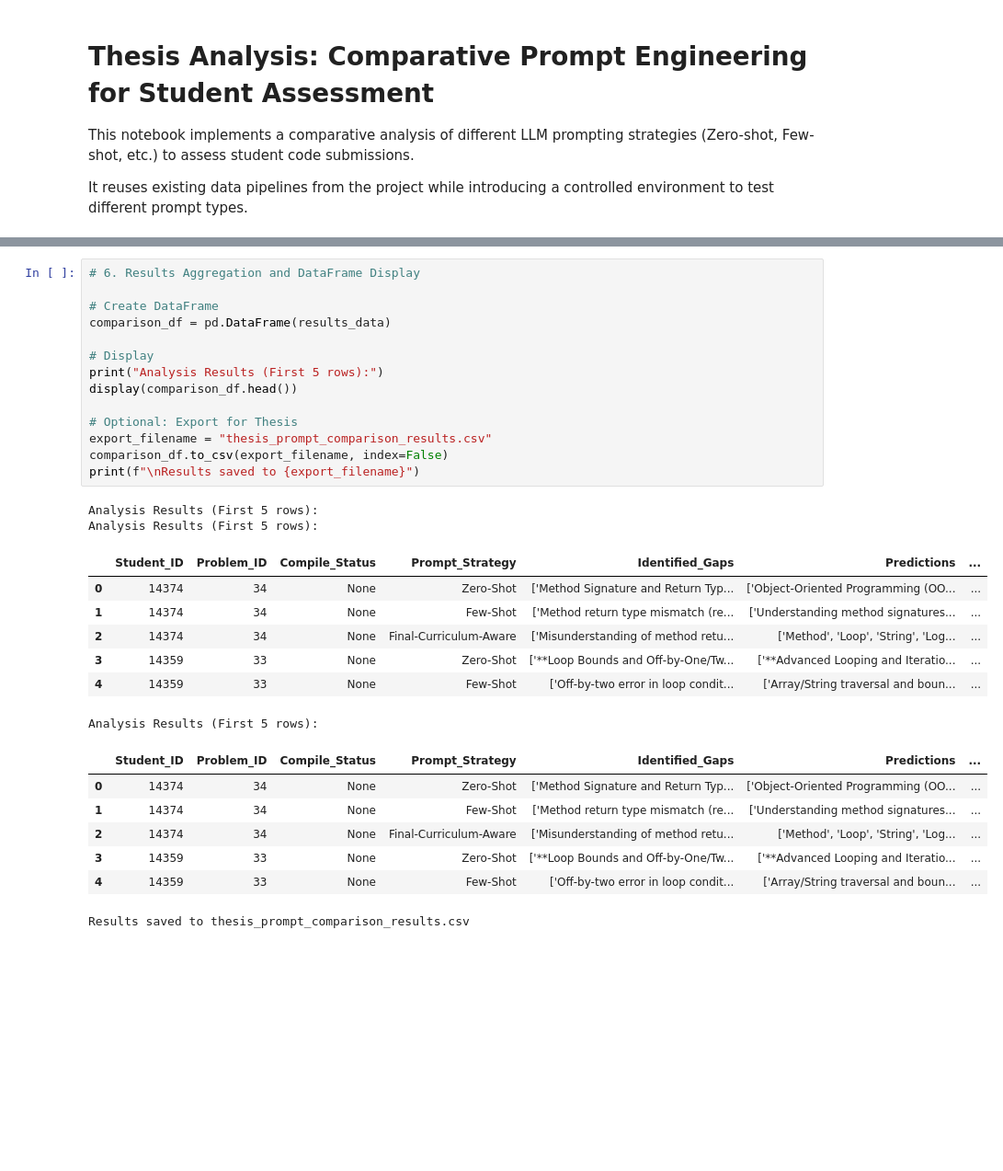
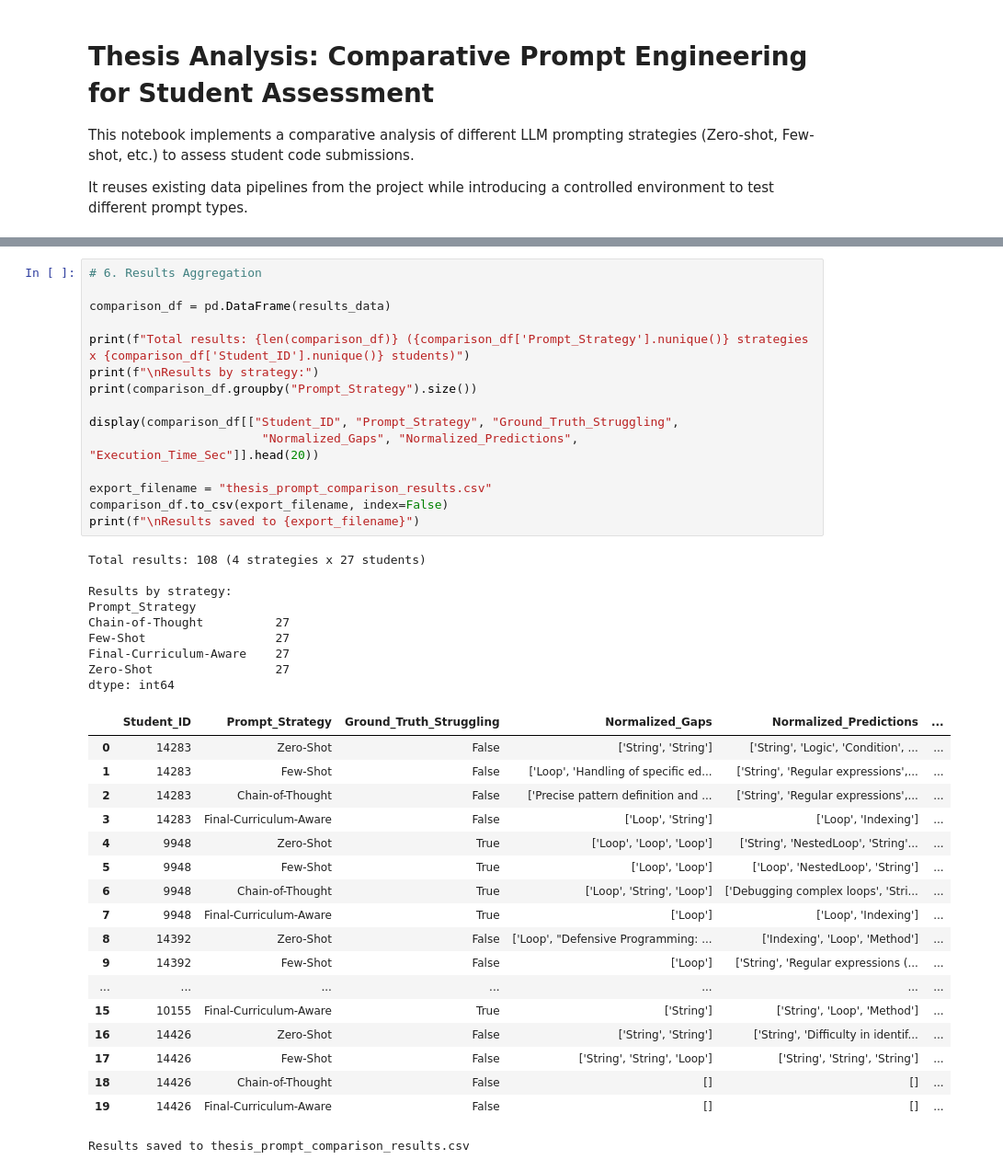
Before and after one commit to Pranay0205/kintsugi, a Jupyter notebook: thesis_analysis.ipynb, the cells around one changed output, grey strips where cells are left out. Shown at 92% size. Saved outputs shown, nothing was run; the diff lists cells and outputs as text; blank space fills up the shorter version.

```diff
--- a/thesis_analysis.ipynb
+++ b/thesis_analysis.ipynb
@@ -360,32 +291,44 @@ Analysis Complete.
 # %%
-# 6. Results Aggregation and DataFrame Display
+# 6. Results Aggregation
 
-# Create DataFrame
 comparison_df = pd.DataFrame(results_data)
 
-# Display
-print("Analysis Results (First 5 rows):")
-display(comparison_df.head())
+print(f"Total results: {len(comparison_df)} ({comparison_df['Prompt_Strategy'].nunique()} strategies x {comparison_df['Student_ID'].nunique()} students)")
+print(f"\nResults by strategy:")
+print(comparison_df.groupby("Prompt_Strategy").size())
 
-# Optional: Export for Thesis
+display(comparison_df[["Student_ID", "Prompt_Strategy", "Ground_Truth_Struggling",
+                        "Normalized_Gaps", "Normalized_Predictions", "Execution_Time_Sec"]].head(20))
+
 export_filename = "thesis_prompt_comparison_results.csv"
 comparison_df.to_csv(export_filename, index=False)
 print(f"\nResults saved to {export_filename}")
 # %% [output]
-Analysis Results (First 5 rows):
-Analysis Results (First 5 rows):
+Total results: 108 (4 strategies x 27 students)
+
+Results by strategy:
+Prompt_Strategy
+Chain-of-Thought          27
+Few-Shot                  27
+Final-Curriculum-Aware    27
+Zero-Shot                 27
+dtype: int64
-|  | Student_ID | Problem_ID | Compile_Status | Prompt_Strategy | Identified_Gaps | Predictions | ... |
-| 0 | 14374 | 34 | None | Zero-Shot | ['Method Signature and Return Typ... | ['Object-Oriented Programming (OO... | ... |
-| 1 | 14374 | 34 | None | Few-Shot | ['Method return type mismatch (re... | ['Understanding method signatures... | ... |
-| 2 | 14374 | 34 | None | Final-Curriculum-Aware | ['Misunderstanding of method retu... | ['Method', 'Loop', 'String', 'Log... | ... |
-| 3 | 14359 | 33 | None | Zero-Shot | ['**Loop Bounds and Off-by-One/Tw... | ['**Advanced Looping and Iteratio... | ... |
-| 4 | 14359 | 33 | None | Few-Shot | ['Off-by-two error in loop condit... | ['Array/String traversal and boun... | ... |
+|  | Student_ID | Prompt_Strategy | Ground_Truth_Struggling | Normalized_Gaps | Normalized_Predictions | ... |
+| 0 | 14283 | Zero-Shot | False | ['String', 'String'] | ['String', 'Logic', 'Condition', ... | ... |
+| 1 | 14283 | Few-Shot | False | ['Loop', 'Handling of specific ed... | ['String', 'Regular expressions',... | ... |
+| 2 | 14283 | Chain-of-Thought | False | ['Precise pattern definition and ... | ['String', 'Regular expressions',... | ... |
+| 3 | 14283 | Final-Curriculum-Aware | False | ['Loop', 'String'] | ['Loop', 'Indexing'] | ... |
+| 4 | 9948 | Zero-Shot | True | ['Loop', 'Loop', 'Loop'] | ['String', 'NestedLoop', 'String'... | ... |
+| 5 | 9948 | Few-Shot | True | ['Loop', 'Loop'] | ['Loop', 'NestedLoop', 'String'] | ... |
+| 6 | 9948 | Chain-of-Thought | True | ['Loop', 'String', 'Loop'] | ['Debugging complex loops', 'Stri... | ... |
+| 7 | 9948 | Final-Curriculum-Aware | True | ['Loop'] | ['Loop', 'Indexing'] | ... |
+| 8 | 14392 | Zero-Shot | False | ['Loop', "Defensive Programming: ... | ['Indexing', 'Loop', 'Method'] | ... |
+| 9 | 14392 | Few-Shot | False | ['Loop'] | ['String', 'Regular expressions (... | ... |
+| ... | ... | ... | ... | ... | ... | ... |
+| 15 | 10155 | Final-Curriculum-Aware | True | ['String'] | ['String', 'Loop', 'Method'] | ... |
+| 16 | 14426 | Zero-Shot | False | ['String', 'String'] | ['String', 'Difficulty in identif... | ... |
+| 17 | 14426 | Few-Shot | False | ['String', 'String', 'Loop'] | ['String', 'String', 'String'] | ... |
+| 18 | 14426 | Chain-of-Thought | False | [] | [] | ... |
+| 19 | 14426 | Final-Curriculum-Aware | False | [] | [] | ... |
-Analysis Results (First 5 rows):
+Results saved to thesis_prompt_comparison_results.csv
-|  | Student_ID | Problem_ID | Compile_Status | Prompt_Strategy | Identified_Gaps | Predictions | ... |
-| 0 | 14374 | 34 | None | Zero-Shot | ['Method Signature and Return Typ... | ['Object-Oriented Programming (OO... | ... |
-| 1 | 14374 | 34 | None | Few-Shot | ['Method return type mismatch (re... | ['Understanding method signatures... | ... |
-| 2 | 14374 | 34 | None | Final-Curriculum-Aware | ['Misunderstanding of method retu... | ['Method', 'Loop', 'String', 'Log... | ... |
-| 3 | 14359 | 33 | None | Zero-Shot | ['**Loop Bounds and Off-by-One/Tw... | ['**Advanced Looping and Iteratio... | ... |
-| 4 | 14359 | 33 | None | Few-Shot | ['Off-by-two error in loop condit... | ['Array/String traversal and boun... | ... |
-Results saved to thesis_prompt_comparison_results.csv
 # %%
```
Also changed, not shown: parts of 7 cells of this notebook, 15 other files.
